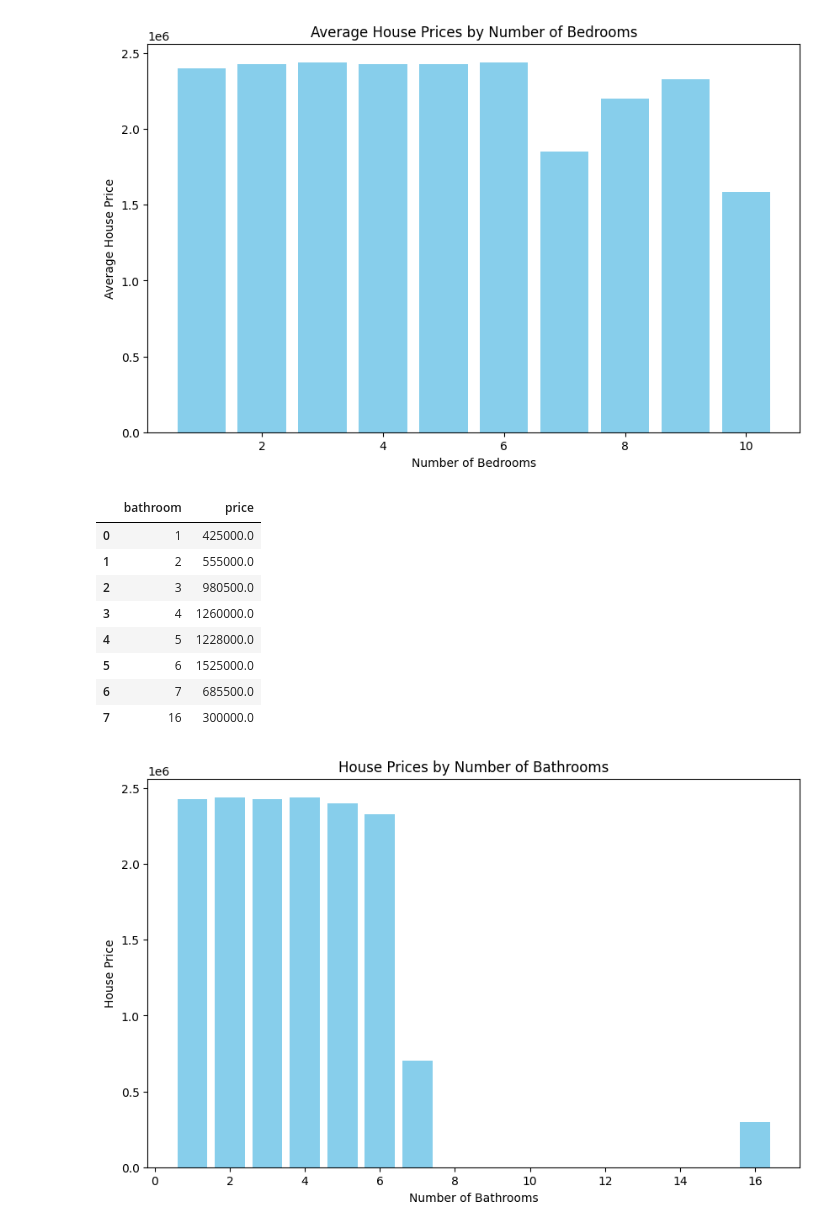
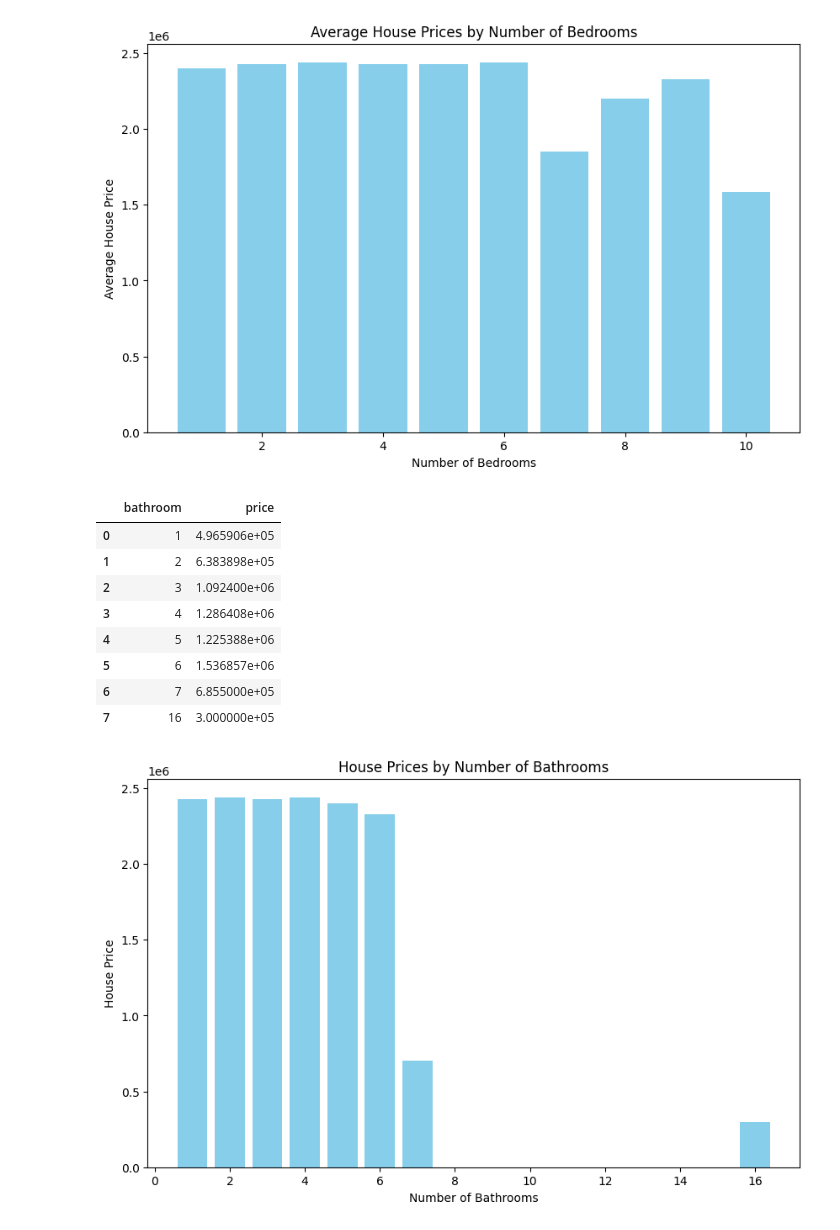
Before and after one commit to thenrymy/group-3-project3, a Jupyter notebook: property type stacked area chart.ipynb, the cells around one changed output. Saved outputs shown, nothing was run; the diff lists cells and outputs as text; code cells hidden in the pictures.

```diff
--- a/property type stacked area chart.ipynb
+++ b/property type stacked area chart.ipynb
@@ -65,18 +65,18 @@ plt.show()
 [figure]
 # %%
 # Calculate average house price
-average_price = perth_properties_data.groupby(['bathroom'])['price'].median().reset_index()
+average_price = perth_properties_data.groupby(['bathroom'])['price'].mean().reset_index()
 average_price
 # %% [output]
 |  | bathroom | price |
-| 0 | 1 | 425000.0 |
-| 1 | 2 | 555000.0 |
-| 2 | 3 | 980500.0 |
-| 3 | 4 | 1260000.0 |
-| 4 | 5 | 1228000.0 |
-| 5 | 6 | 1525000.0 |
-| 6 | 7 | 685500.0 |
-| 7 | 16 | 300000.0 |
+| 0 | 1 | 4.965906e+05 |
+| 1 | 2 | 6.383898e+05 |
+| 2 | 3 | 1.092400e+06 |
+| 3 | 4 | 1.286408e+06 |
+| 4 | 5 | 1.225388e+06 |
+| 5 | 6 | 1.536857e+06 |
+| 6 | 7 | 6.855000e+05 |
+| 7 | 16 | 3.000000e+05 |
 # %%
 # Plot the bar chart
 plt.figure(figsize=(10, 6))
```
Also changed, not shown: parts of 4 cells of this notebook, 1 other file.
